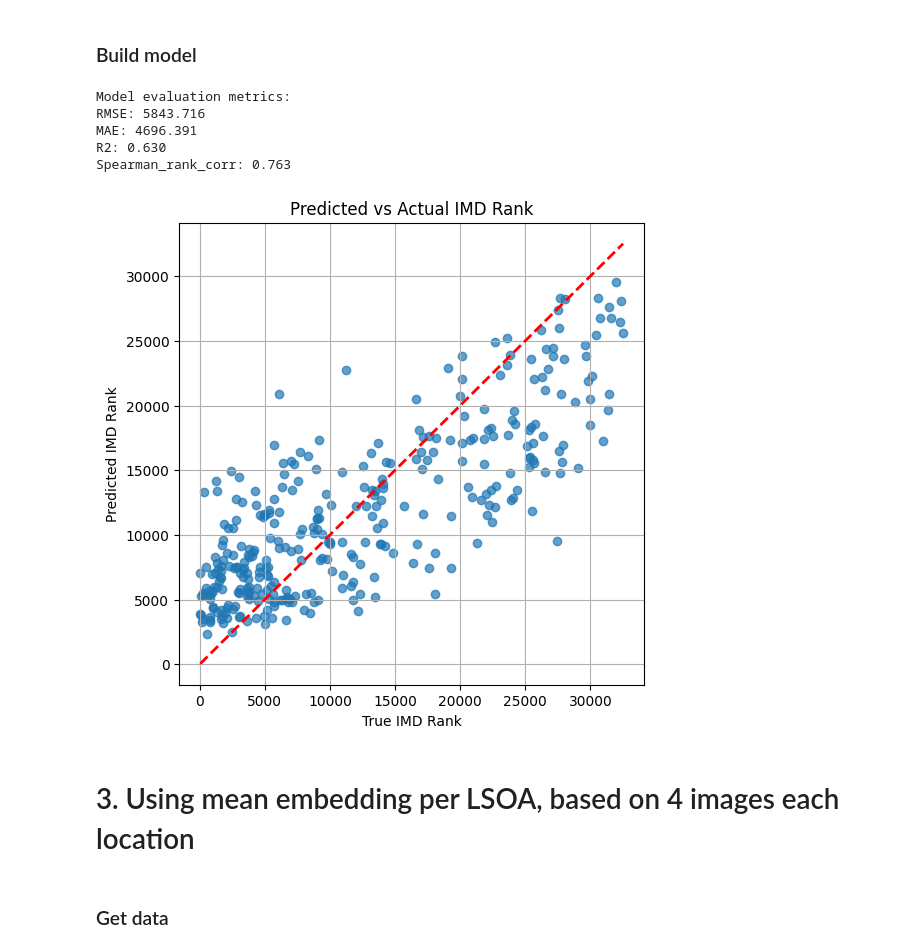
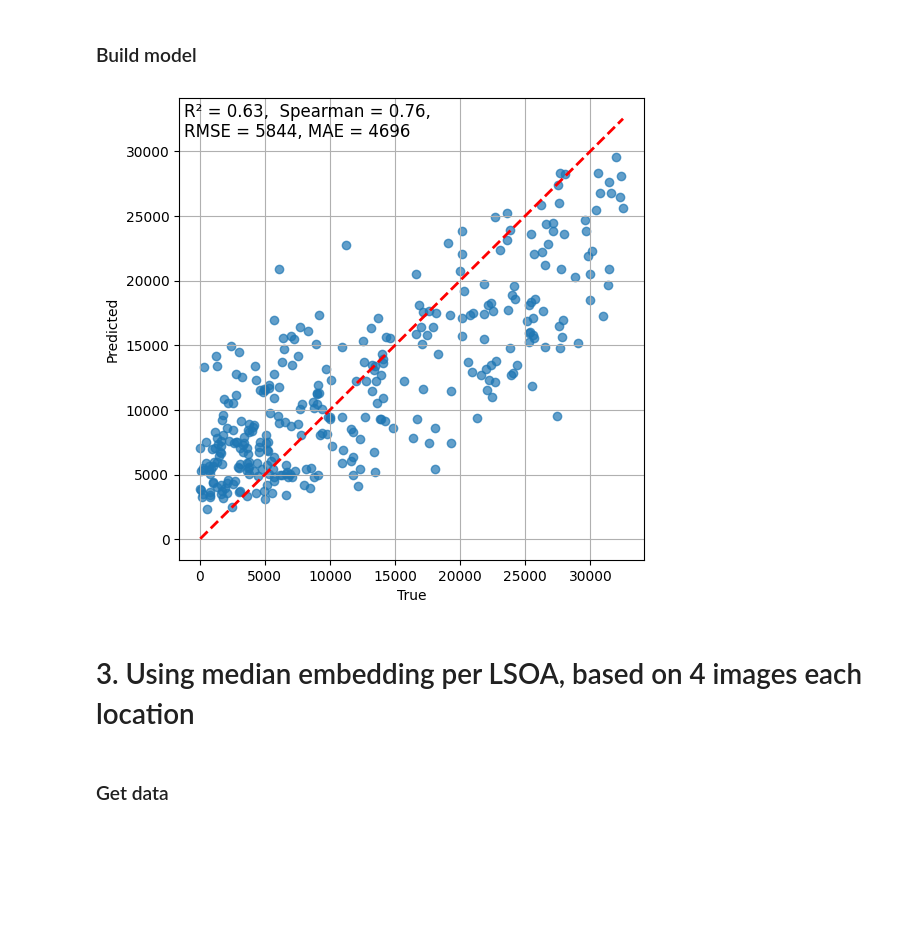
Before and after one commit to Urban-Analytics/INTEGRATE, a Jupyter notebook: llm/python/Embeddings/4-Test-ML-models-IMD.ipynb, the cells around one changed output. Cells and saved outputs as stored; diff of their text form; code cells hidden in the pictures; blank space fills up the shorter version.

```diff
--- a/llm/python/Embeddings/4-Test-ML-models-IMD.ipynb
+++ b/llm/python/Embeddings/4-Test-ML-models-IMD.ipynb
@@ -105,35 +152,30 @@ Spearman_rank_corr: 0.542
 # %% [markdown]
 ### Get data
 # %%
-avg_embeddings = pd.read_pickle(data_dir +"mean_embeddings_per_lsoa_from_mean.pkl")
-avg_embeddings_with_imd = pd.merge(left=avg_embeddings, right=imd, on="LSOA11CD")
+mean_embeddings = pd.read_pickle(data_dir +"mean_embeddings_per_lsoa.pkl")
+mean_embeddings_with_imd = pd.merge(left=mean_embeddings, right=imd, on="LSOA11CD")
 # %% [markdown]
 ### Build model
 # %%
-X = np.stack(avg_embeddings_with_imd["mean_embedding"].values)     # shape (n_points, embed_dim)
-y = avg_embeddings_with_imd['imd_rank'].values
+X = np.stack(mean_embeddings_with_imd["mean_embedding"].values)     # shape (n_points, embed_dim)
+y = mean_embeddings_with_imd['imd_rank'].values
 
 # Train/test split
 X_train, X_test, y_train, y_test = train_test_split(X, y, test_size=0.2, random_state=42)
 
 # Fit a model (Random Forest Regressor example)
 rf = RandomForestRegressor(n_estimators=200, random_state=42)
 rf.fit(X_train, y_train)
 
 # Predict and evaluate
 y_pred = rf.predict(X_test)
 
 # Usage example:
-metrics = evaluate_imd_model(y_test, y_pred)
+metrics = evaluate_imd_model(y_test, y_pred, 'imd_rank', plot=True, plot_collectively = False, ax=False)
 # %% [output]
-Model evaluation metrics:
-RMSE: 5843.716
-MAE: 4696.391
-R2: 0.630
-Spearman_rank_corr: 0.763
-[figure, old version]
+[figure, new version]
 # %% [markdown]
-# 3. Using mean embedding per LSOA, based on 4 images each location
+# 3. Using median embedding per LSOA, based on 4 images each location
 # %% [markdown]
 ### Get data
 # %%
```
Also changed, not shown: parts of 14 cells of this notebook, 1 other file.
